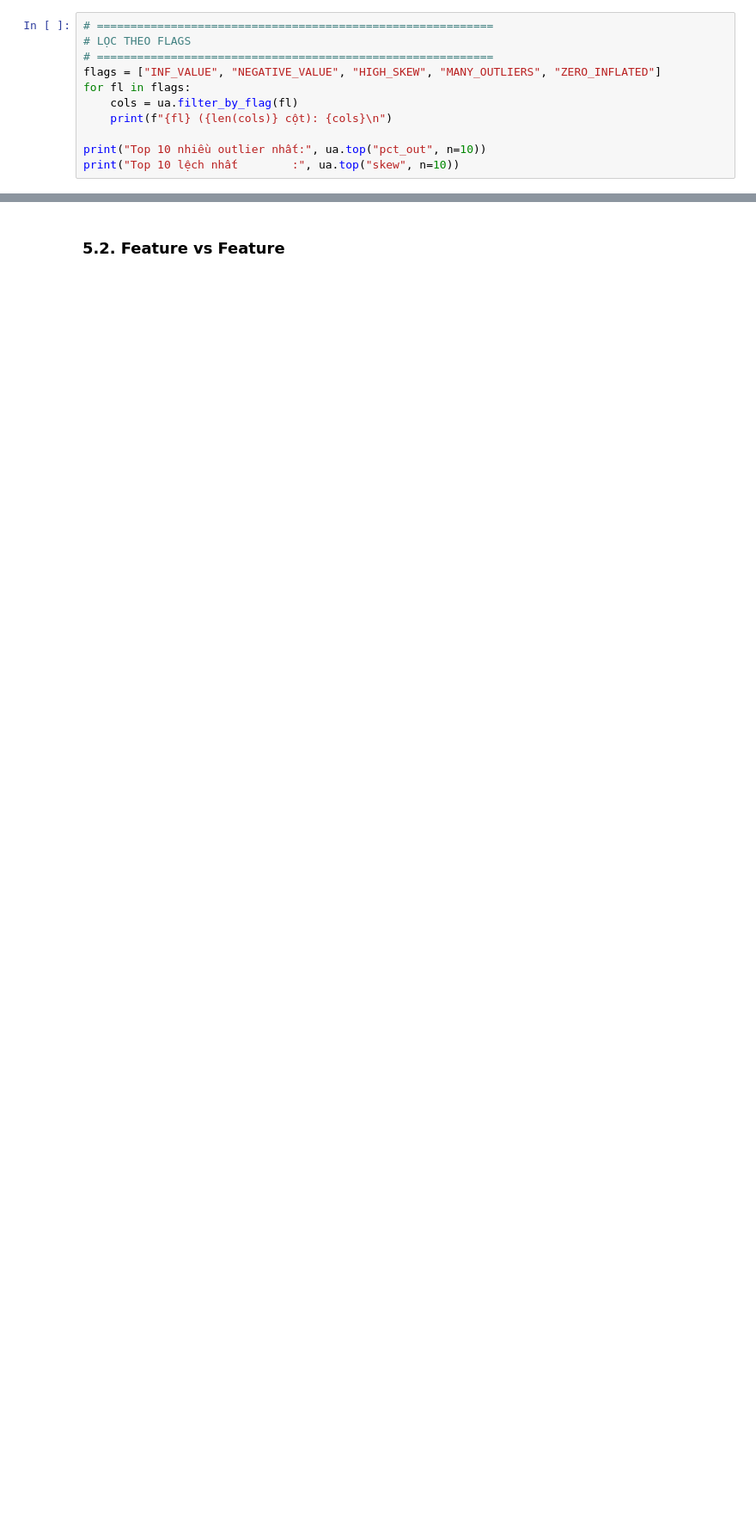
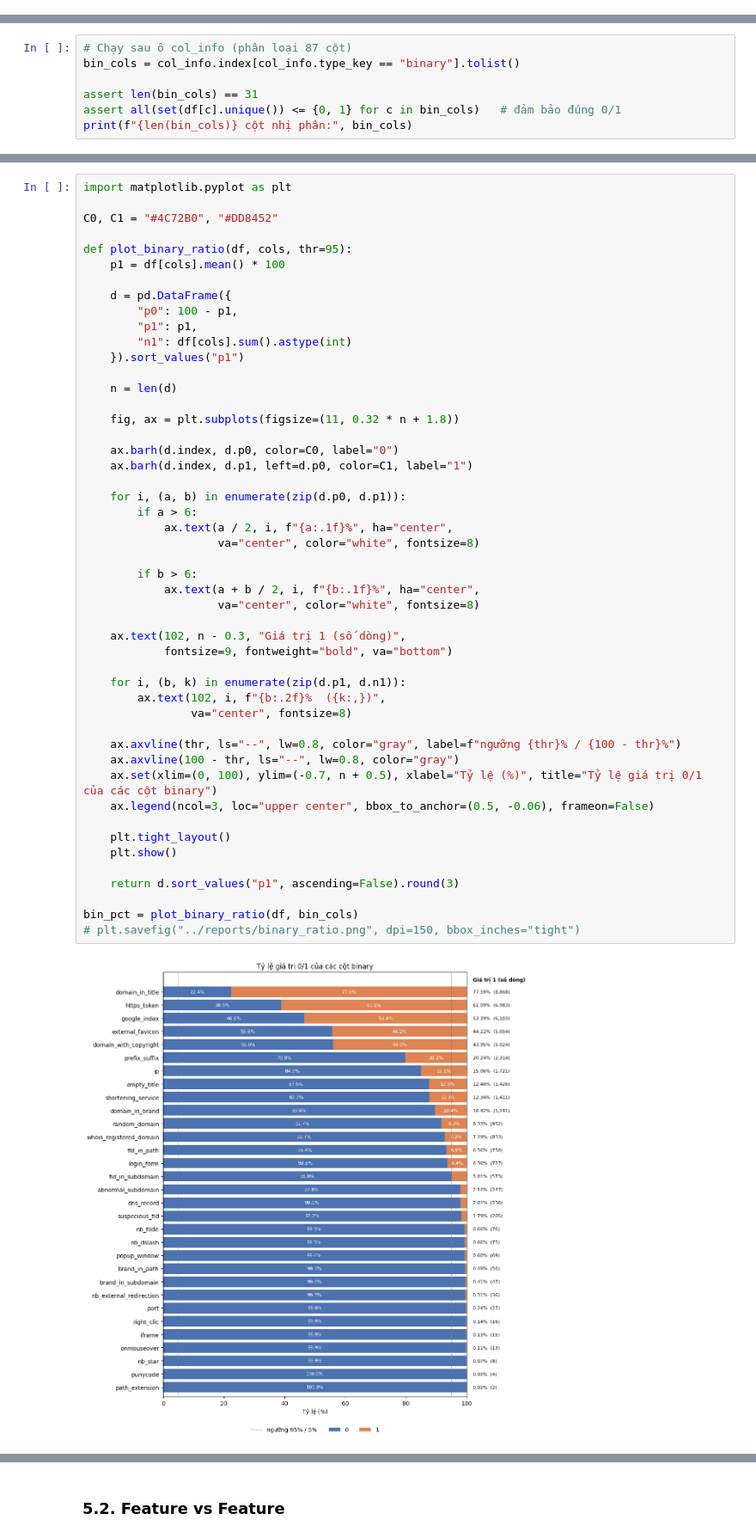
Before and after one commit to xuancuong1019/optimization_algorithm_phishing_detection, a Jupyter notebook: notebooks/01_exploratory_data_analysis.ipynb, the cells around one changed output, grey strips where cells are left out. Shown at 86% size. Saved outputs shown, nothing was run; the diff lists cells and outputs as text; blank space fills up the shorter version.

```diff
--- a/notebooks/01_exploratory_data_analysis.ipynb
+++ b/notebooks/01_exploratory_data_analysis.ipynb
@@ -151,11 +0,0 @@ ua.summary()
-# %%
-# ===========================================================
-# LỌC THEO FLAGS
-# ===========================================================
-flags = ["INF_VALUE", "NEGATIVE_VALUE", "HIGH_SKEW", "MANY_OUTLIERS", "ZERO_INFLATED"]
-for fl in flags:
-    cols = ua.filter_by_flag(fl)
-    print(f"{fl} ({len(cols)} cột): {cols}\n")
-
-print("Top 10 nhiều outlier nhất:", ua.top("pct_out", n=10))
-print("Top 10 lệch nhất        :", ua.top("skew", n=10))
@@ -329,0 +282,7 @@ _ = ba.plot_binary_target()
+# %%
+# Chạy sau ô col_info (phân loại 87 cột)
+bin_cols = col_info.index[col_info.type_key == "binary"].tolist()
+
+assert len(bin_cols) == 31
+assert all(set(df[c].unique()) <= {0, 1} for c in bin_cols)   # đảm bảo đúng 0/1
+print(f"{len(bin_cols)} cột nhị phân:", bin_cols)
@@ -329,0 +291,51 @@ _ = ba.plot_binary_target()
+# %%
+import matplotlib.pyplot as plt
+
+C0, C1 = "#4C72B0", "#DD8452"
+
+def plot_binary_ratio(df, cols, thr=95):
+    p1 = df[cols].mean() * 100
+
+    d = pd.DataFrame({
+        "p0": 100 - p1,
+        "p1": p1,
+        "n1": df[cols].sum().astype(int)
+    }).sort_values("p1")
+
+    n = len(d)
+
+    fig, ax = plt.subplots(figsize=(11, 0.32 * n + 1.8))
+
+    ax.barh(d.index, d.p0, color=C0, label="0")
+    ax.barh(d.index, d.p1, left=d.p0, color=C1, label="1")
+
+    for i, (a, b) in enumerate(zip(d.p0, d.p1)):
+        if a > 6:
+            ax.text(a / 2, i, f"{a:.1f}%", ha="center",
+                    va="center", color="white", fontsize=8)
+
+        if b > 6:
+            ax.text(a + b / 2, i, f"{b:.1f}%", ha="center",
+                    va="center", color="white", fontsize=8)
+
+    ax.text(102, n - 0.3, "Giá trị 1 (số dòng)",
+            fontsize=9, fontweight="bold", va="bottom")
+
+    for i, (b, k) in enumerate(zip(d.p1, d.n1)):
+        ax.text(102, i, f"{b:.2f}%  ({k:,})",
+                va="center", fontsize=8)
+
+    ax.axvline(thr, ls="--", lw=0.8, color="gray", label=f"ngưỡng {thr}% / {100 - thr}%")
+    ax.axvline(100 - thr, ls="--", lw=0.8, color="gray")
+    ax.set(xlim=(0, 100), ylim=(-0.7, n + 0.5), xlabel="Tỷ lệ (%)", title="Tỷ lệ giá trị 0/1 của các cột binary")
+    ax.legend(ncol=3, loc="upper center", bbox_to_anchor=(0.5, -0.06), frameon=False)
+
+    plt.tight_layout()
+    plt.show()
+
+    return d.sort_values("p1", ascending=False).round(3)
+
+bin_pct = plot_binary_ratio(df, bin_cols)
+# plt.savefig("../reports/binary_ratio.png", dpi=150, bbox_inches="tight")
+# %% [output]
+[figure, added]
```
Also changed, not shown: parts of 47 cells of this notebook.
